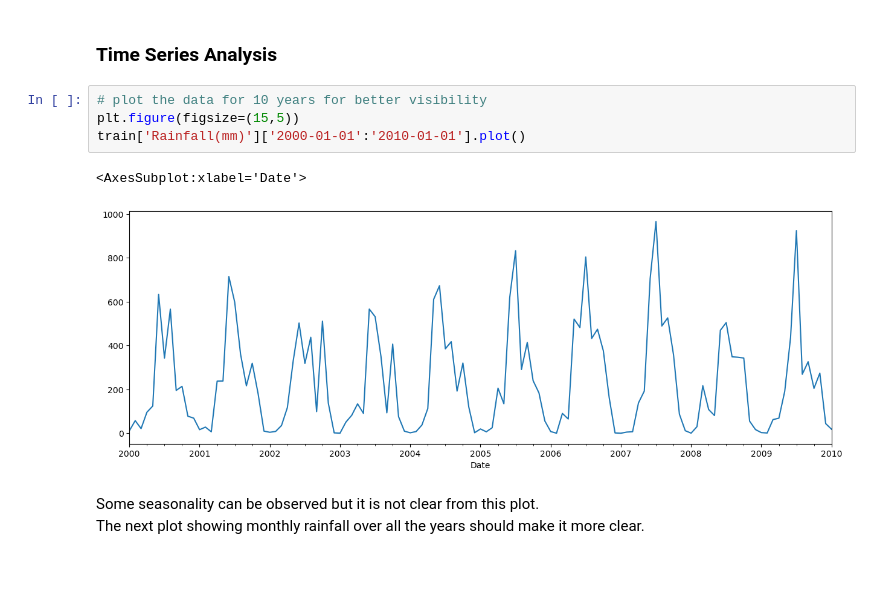
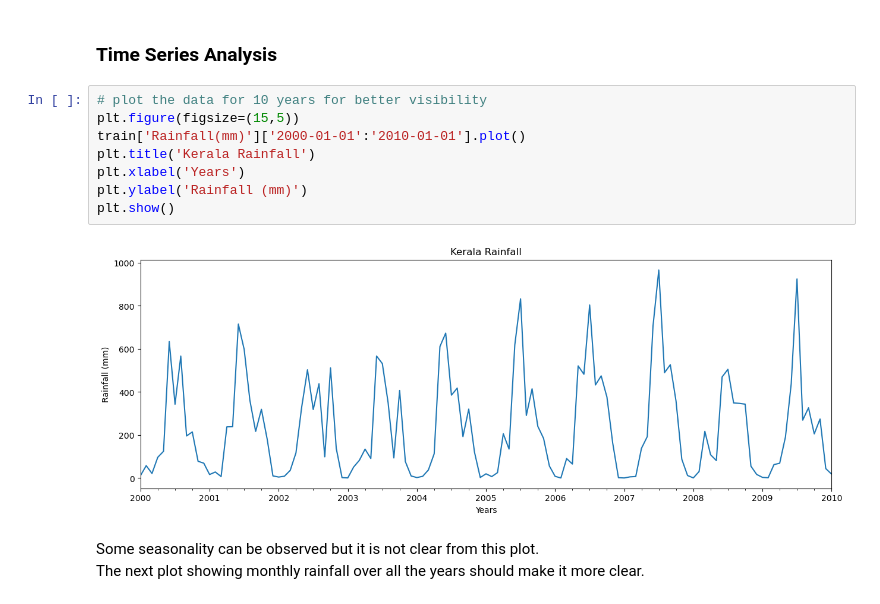
Before and after one commit to jishnu3000/flood-prediction, a Jupyter notebook: F20PA.ipynb, the cells around one changed output. Cells and saved outputs as stored; diff of their text form; blank space fills up the shorter version.

```diff
--- a/F20PA.ipynb
+++ b/F20PA.ipynb
@@ -345,10 +343,13 @@ test = df1.iloc[-36:, :]
 # %%
 # plot the data for 10 years for better visibility
 plt.figure(figsize=(15,5))
 train['Rainfall(mm)']['2000-01-01':'2010-01-01'].plot()
+plt.title('Kerala Rainfall')
+plt.xlabel('Years')
+plt.ylabel('Rainfall (mm)')
+plt.show()
 # %% [output]
-<AxesSubplot:xlabel='Date'>
-[figure, old version]
+[figure, new version]
 # %% [markdown]
 Some seasonality can be observed but it is not clear from this plot.\
 The next plot showing monthly rainfall over all the years should make it more clear.
```
Also changed, not shown: parts of 11 cells of this notebook.
